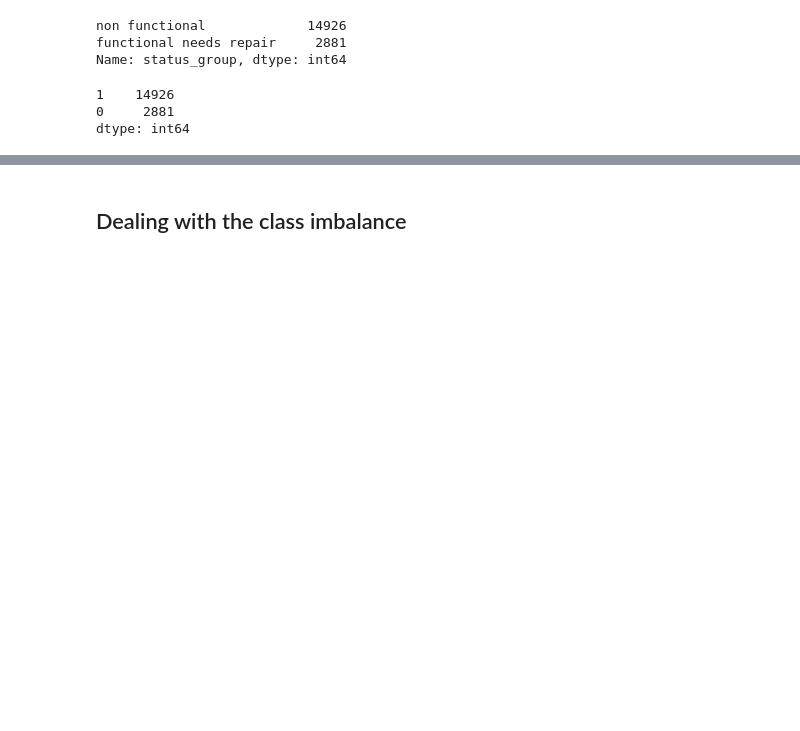
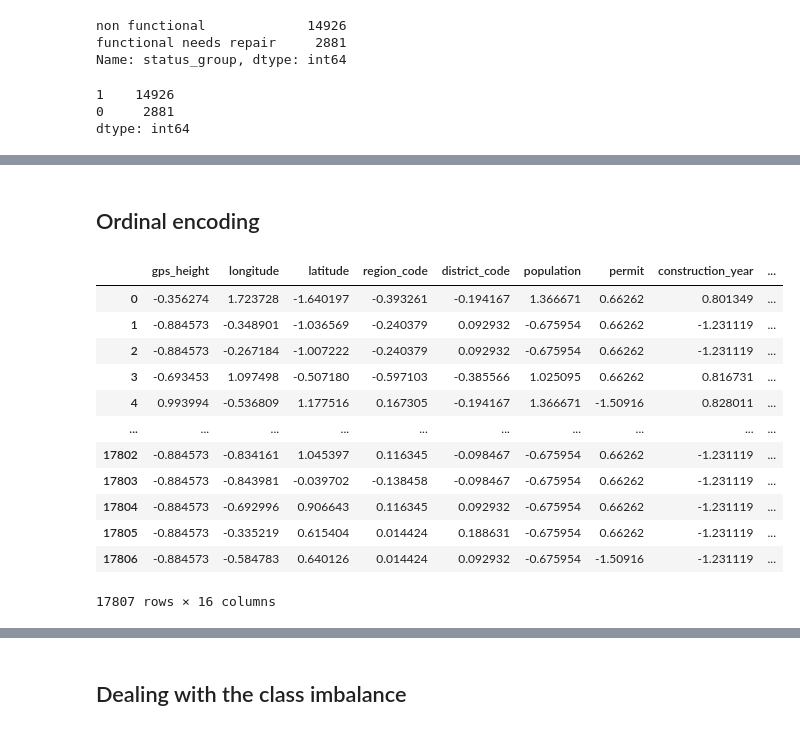
Before and after one commit to IainMosima/Tanzania-water-point-status-prediction-project, a Jupyter notebook: notebooks/3data-preparation.ipynb, the cells around one changed output, grey strips where cells are left out. Cells and saved outputs as stored; diff of their text form; code cells hidden in the pictures; blank space fills up the shorter version.

```diff
--- a/notebooks/3data-preparation.ipynb
+++ b/notebooks/3data-preparation.ipynb
@@ -111,0 +117,6 @@ dtype: int64
+# %%
+numerics = ['gps_height', 'longitude', 'latitude', 'region_code', 'district_code', 'population', 'permit', 'construction_year'] # selecting columns to scale
+numericals = X_train[numerics]
+
+# selecting non-numerical dtypes.
+not_numericals = X_train.drop(numerics, axis=1)
@@ -111,0 +147,22 @@ dtype: int64
+# %% [markdown]
+## Ordinal encoding
+# %%
+# Using ordinalencoder encoder I will convert the categorical values into categorical columns into numbers
+columns = ['basin', 'extraction_type_class', 'management_group', 'payment', 'quality_group', 'quantity_group', 'source_class', 'waterpoint_type_group']
+oe = OrdinalEncoder(cols=columns)
+X_train_ordinal_encoded = oe.fit_transform(X_train_scaled)
+X_train_ordinal_encoded
+# %% [output]
+|  | gps_height | longitude | latitude | region_code | district_code | population | permit | construction_year | ... |
+| 0 | -0.356274 | 1.723728 | -1.640197 | -0.393261 | -0.194167 | 1.366671 | 0.66262 | 0.801349 | ... |
+| 1 | -0.884573 | -0.348901 | -1.036569 | -0.240379 | 0.092932 | -0.675954 | 0.66262 | -1.231119 | ... |
+| 2 | -0.884573 | -0.267184 | -1.007222 | -0.240379 | 0.092932 | -0.675954 | 0.66262 | -1.231119 | ... |
+| 3 | -0.693453 | 1.097498 | -0.507180 | -0.597103 | -0.385566 | 1.025095 | 0.66262 | 0.816731 | ... |
+| 4 | 0.993994 | -0.536809 | 1.177516 | 0.167305 | -0.194167 | 1.366671 | -1.50916 | 0.828011 | ... |
+| ... | ... | ... | ... | ... | ... | ... | ... | ... | ... |
+| 17802 | -0.884573 | -0.834161 | 1.045397 | 0.116345 | -0.098467 | -0.675954 | 0.66262 | -1.231119 | ... |
+| 17803 | -0.884573 | -0.843981 | -0.039702 | -0.138458 | -0.098467 | -0.675954 | 0.66262 | -1.231119 | ... |
+| 17804 | -0.884573 | -0.692996 | 0.906643 | 0.116345 | 0.092932 | -0.675954 | 0.66262 | -1.231119 | ... |
+| 17805 | -0.884573 | -0.335219 | 0.615404 | 0.014424 | 0.188631 | -0.675954 | 0.66262 | -1.231119 | ... |
+| 17806 | -0.884573 | -0.584783 | 0.640126 | 0.014424 | 0.092932 | -0.675954 | -1.50916 | -1.231119 | ... |
+17807 rows × 16 columns
```
Also changed, not shown: parts of 28 cells of this notebook, 8 other files.
